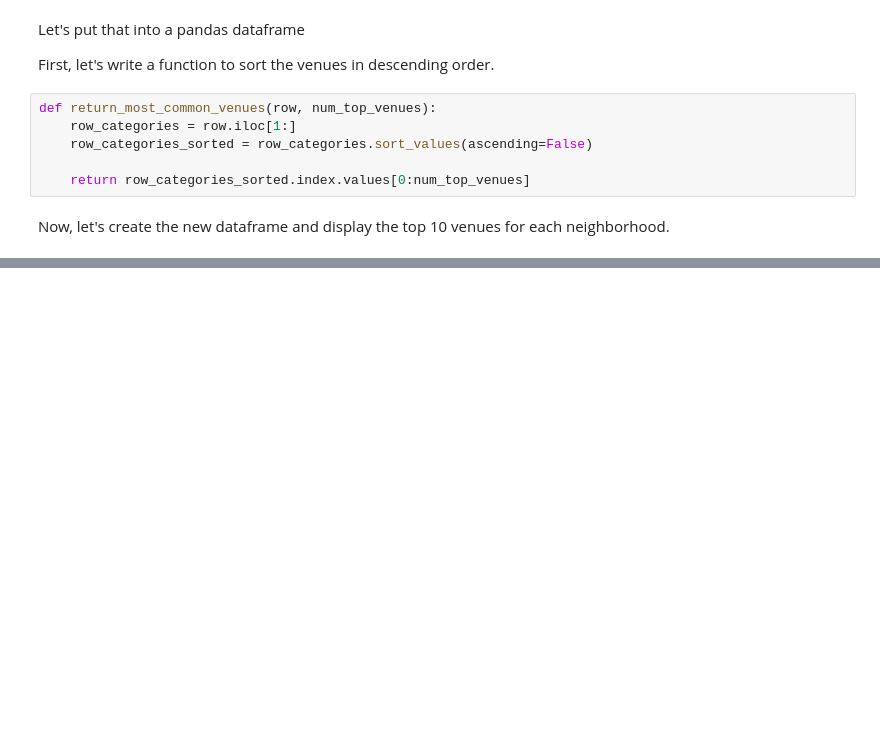
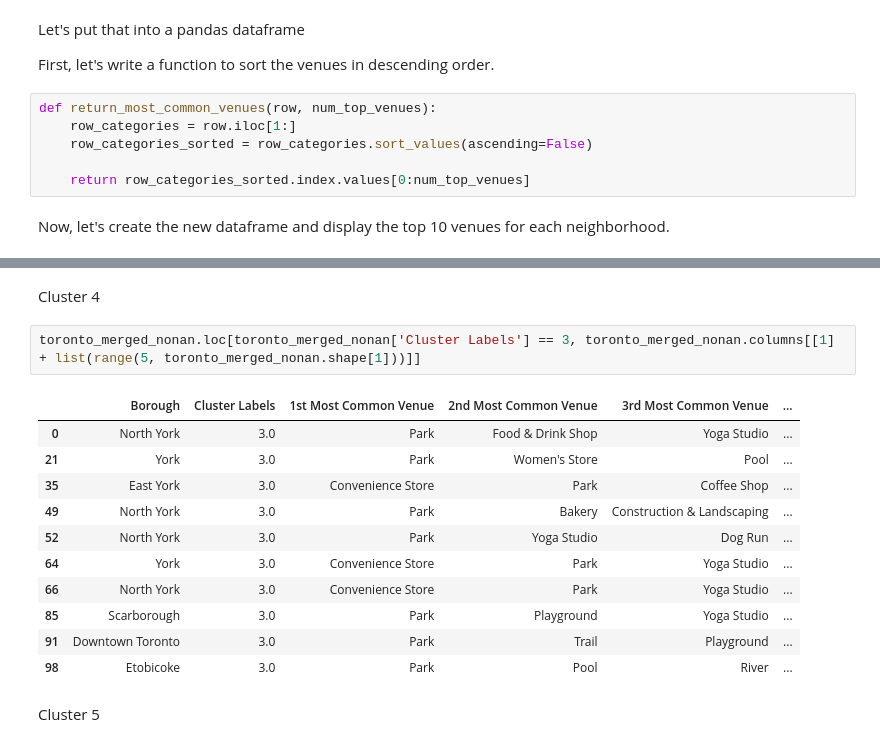
Before and after one commit to brandonmharrington/Coursera_Capstone, a Jupyter notebook: TorontoNeighborhoodClustering.ipynb, the cells around one changed output, grey strips where cells are left out. Saved outputs shown, nothing was run; the diff lists cells and outputs as text; blank space fills up the shorter version.

```diff
--- a/TorontoNeighborhoodClustering.ipynb
+++ b/TorontoNeighborhoodClustering.ipynb
@@ -432,0 +572,18 @@ Now, let's create the new dataframe and display the top 10 venues for each neigh
+# %% [markdown]
+Cluster 4
+# %%
+toronto_merged_nonan.loc[toronto_merged_nonan['Cluster Labels'] == 3, toronto_merged_nonan.columns[[1] + list(range(5, toronto_merged_nonan.shape[1]))]]
+# %% [output]
+|  | Borough | Cluster Labels | 1st Most Common Venue | 2nd Most Common Venue | 3rd Most Common Venue | ... |
+| 0 | North York | 3.0 | Park | Food & Drink Shop | Yoga Studio | ... |
+| 21 | York | 3.0 | Park | Women's Store | Pool | ... |
+| 35 | East York | 3.0 | Convenience Store | Park | Coffee Shop | ... |
+| 49 | North York | 3.0 | Park | Bakery | Construction & Landscaping | ... |
+| 52 | North York | 3.0 | Park | Yoga Studio | Dog Run | ... |
+| 64 | York | 3.0 | Convenience Store | Park | Yoga Studio | ... |
+| 66 | North York | 3.0 | Convenience Store | Park | Yoga Studio | ... |
+| 85 | Scarborough | 3.0 | Park | Playground | Yoga Studio | ... |
+| 91 | Downtown Toronto | 3.0 | Park | Trail | Playground | ... |
+| 98 | Etobicoke | 3.0 | Park | Pool | River | ... |
+# %% [markdown]
+Cluster 5
```
Also changed, not shown: parts of 29 cells of this notebook.
